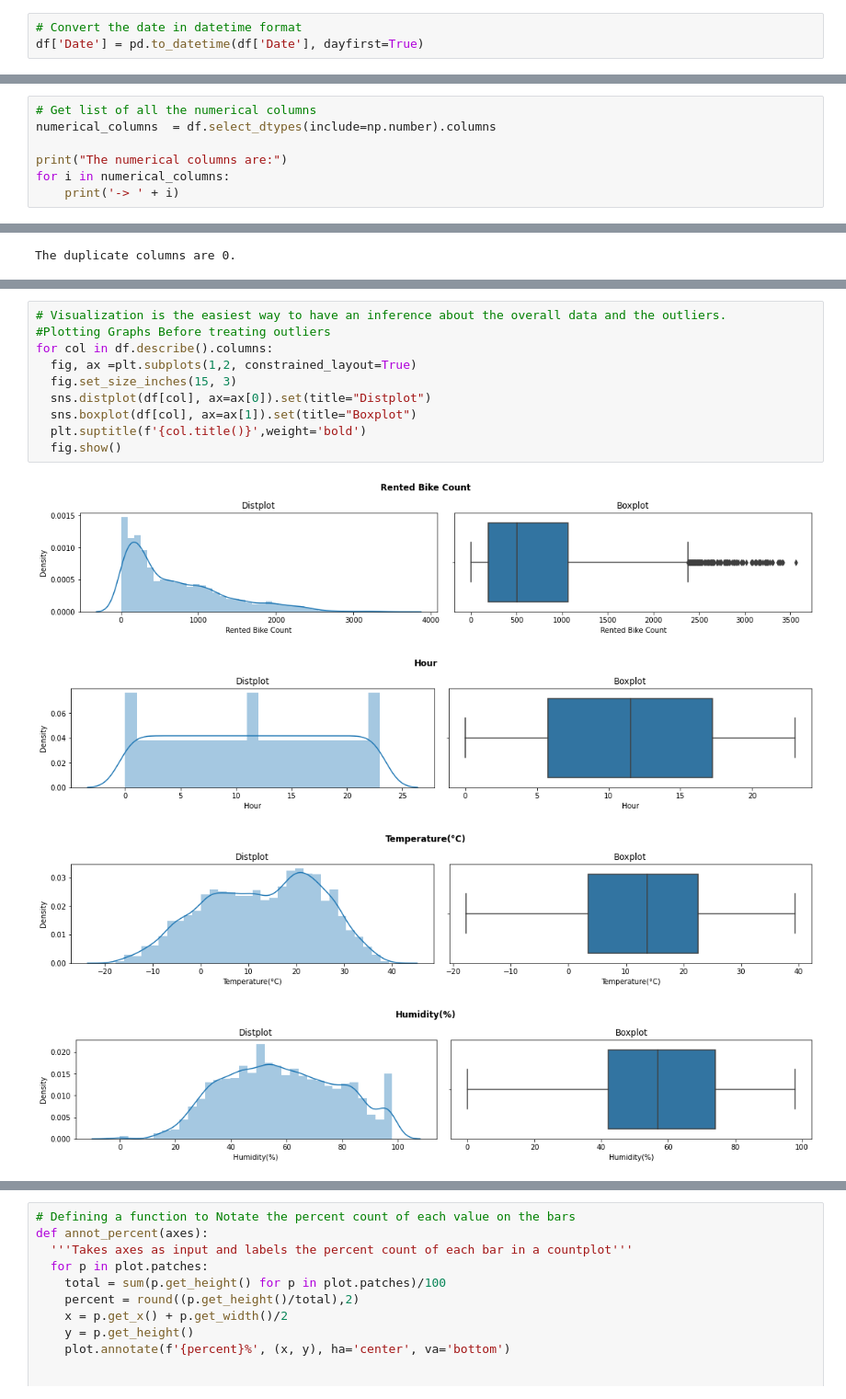
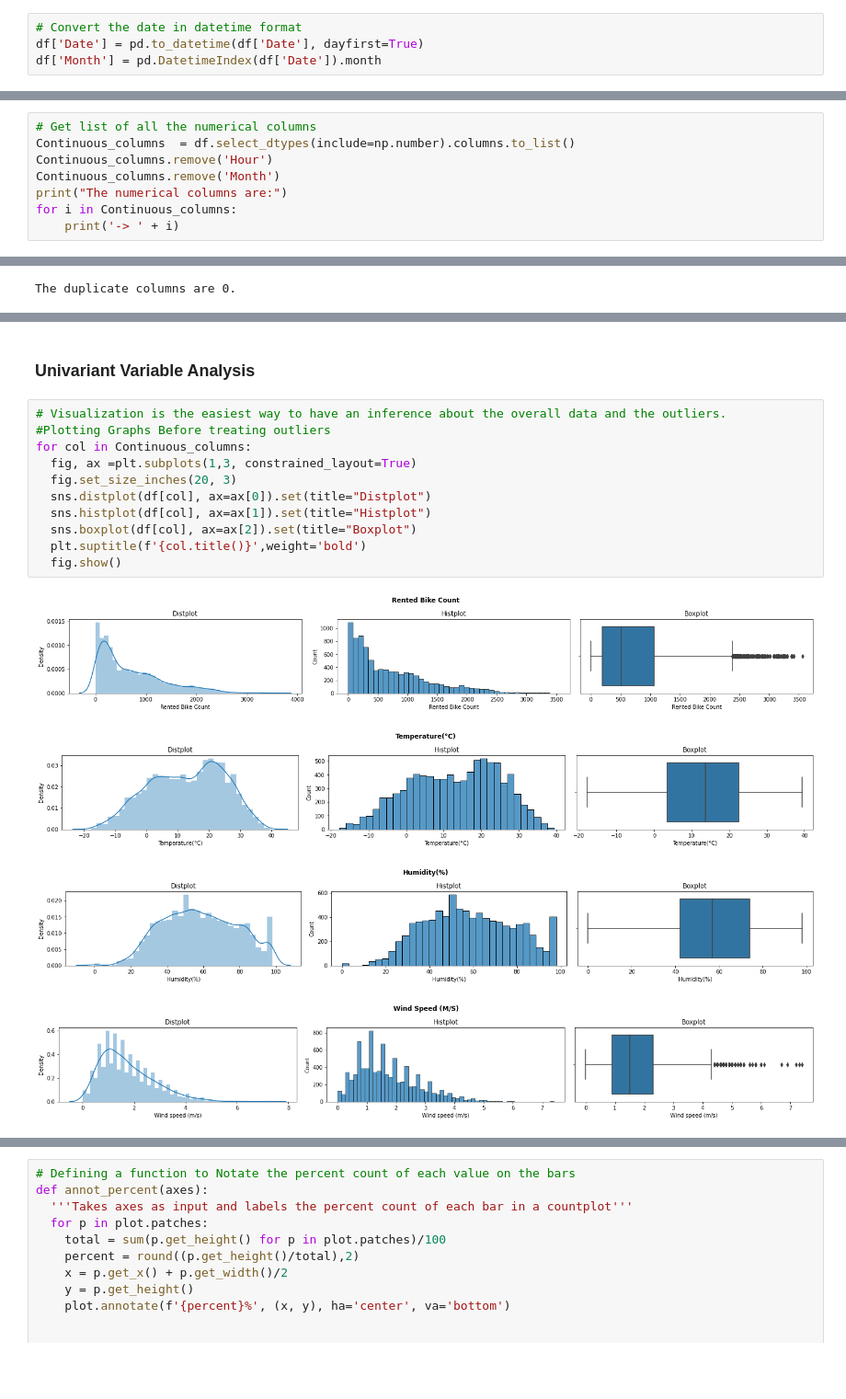
Before and after one commit to BharatSingla12/Bike_Sharing_Demand_Prediction_EDA, a Jupyter notebook: Bike_Sharing_Demand_Prediction.ipynb, the cells around one changed output, grey strips where cells are left out. Shown at 92% size. Drawn from its saved outputs; the diff is of its cells as text; blank space fills up the shorter version.

```diff
--- a/Bike_Sharing_Demand_Prediction.ipynb
+++ b/Bike_Sharing_Demand_Prediction.ipynb
@@ -86,6 +88,7 @@ memory usage: 958.2+ KB
 # %%
 # Convert the date in datetime format
 df['Date'] = pd.to_datetime(df['Date'], dayfirst=True)
+df['Month'] = pd.DatetimeIndex(df['Date']).month
 # %%
 # Lets view again
 df.head()
@@ -142,10 +168,11 @@ The categorical columns are:
 -> Functioning Day
 # %%
 # Get list of all the numerical columns
-numerical_columns  = df.select_dtypes(include=np.number).columns
-
+Continuous_columns  = df.select_dtypes(include=np.number).columns.to_list()
+Continuous_columns.remove('Hour')
+Continuous_columns.remove('Month')
 print("The numerical columns are:")
-for i in numerical_columns:
+for i in Continuous_columns:
     print('-> ' + i)
 # %% [output]
 The numerical columns are:
@@ -268,15 +224,18 @@ df[df['Functioning Day']=='No']
+# %% [markdown]
+### Univariant Variable Analysis
 # %%
 # Visualization is the easiest way to have an inference about the overall data and the outliers.
 #Plotting Graphs Before treating outliers
-for col in df.describe().columns:
-  fig, ax =plt.subplots(1,2, constrained_layout=True)
-  fig.set_size_inches(15, 3)
+for col in Continuous_columns:
+  fig, ax =plt.subplots(1,3, constrained_layout=True)
+  fig.set_size_inches(20, 3)
   sns.distplot(df[col], ax=ax[0]).set(title="Distplot")
-  sns.boxplot(df[col], ax=ax[1]).set(title="Boxplot")
+  sns.histplot(df[col], ax=ax[1]).set(title="Histplot")
+  sns.boxplot(df[col], ax=ax[2]).set(title="Boxplot")
   plt.suptitle(f'{col.title()}',weight='bold')
   fig.show()
 # %% [output]
-[figure, old version]
+[figure, new version]
-[figure, old version]
+[figure, new version]
-[figure, old version]
+[figure, new version]
-[figure, old version]
+[figure, new version]
```
Also changed, not shown: parts of 89 cells of this notebook.
